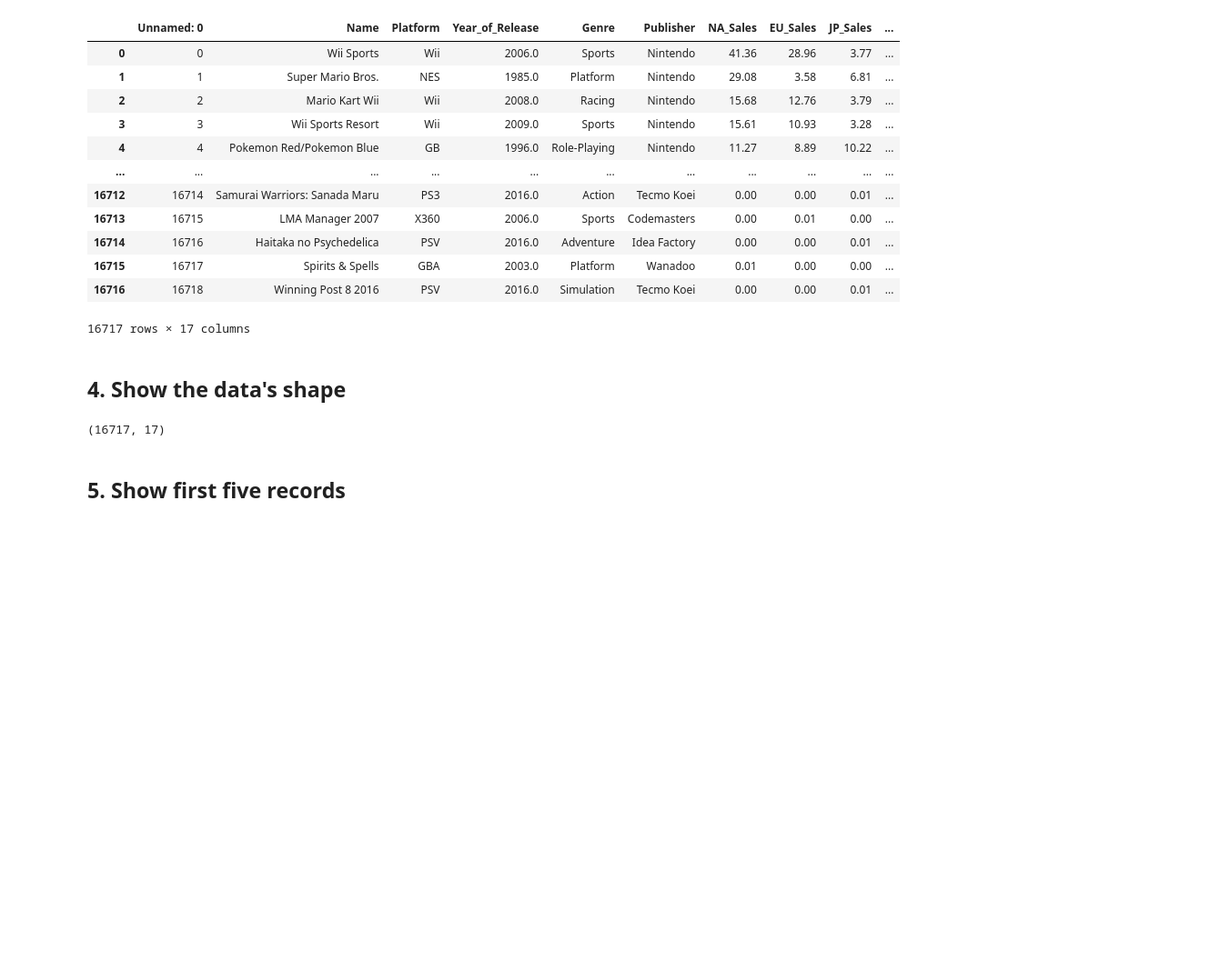
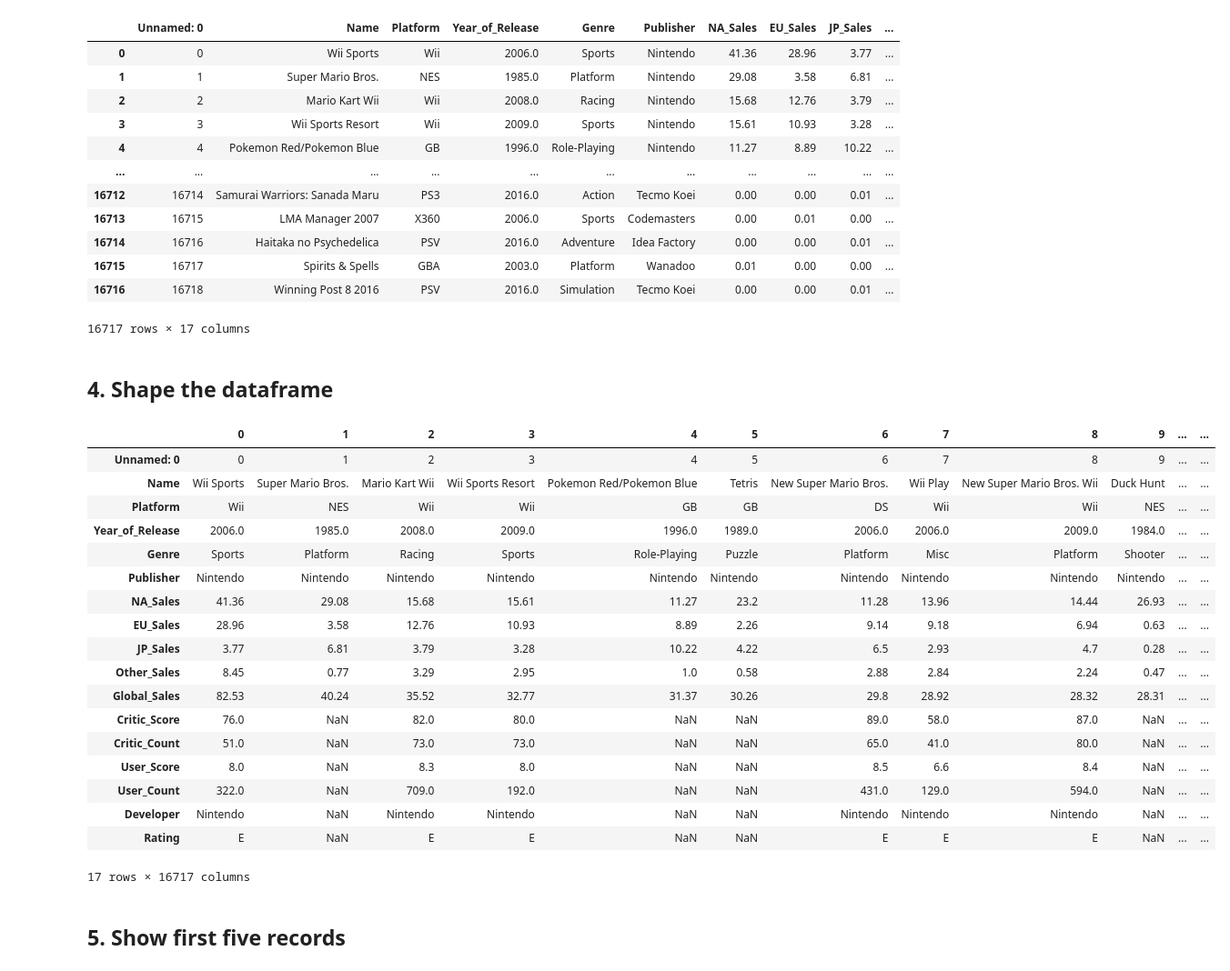
Before and after one commit to MausVII/JUMPlus, a Jupyter notebook: gamedataproject/exploration.ipynb, the cells around one changed output. Shown at 91% size. Saved outputs shown, nothing was run; the diff lists cells and outputs as text; code cells hidden in the pictures; blank space fills up the shorter version.

```diff
--- a/gamedataproject/exploration.ipynb
+++ b/gamedataproject/exploration.ipynb
@@ -27,11 +27,29 @@ df
 | 16716 | 16718 | Winning Post 8 2016 | PSV | 2016.0 | Simulation | Tecmo Koei | 0.00 | 0.00 | 0.01 | ... |
 16717 rows × 17 columns
 # %% [markdown]
-## 4. Show the data's shape
+## 4. Shape the dataframe
 # %%
-df.shape
+df.transpose()
 # %% [output]
+|  | 0 | 1 | 2 | 3 | 4 | 5 | 6 | 7 | 8 | 9 | ... | ... |
+| Unnamed: 0 | 0 | 1 | 2 | 3 | 4 | 5 | 6 | 7 | 8 | 9 | ... | ... |
+| Name | Wii Sports | Super Mario Bros. | Mario Kart Wii | Wii Sports Resort | Pokemon Red/Pokemon Blue | Tetris | New Super Mario Bros. | Wii Play | New Super Mario Bros. Wii | Duck Hunt | ... | ... |
+| Platform | Wii | NES | Wii | Wii | GB | GB | DS | Wii | Wii | NES | ... | ... |
+| Year_of_Release | 2006.0 | 1985.0 | 2008.0 | 2009.0 | 1996.0 | 1989.0 | 2006.0 | 2006.0 | 2009.0 | 1984.0 | ... | ... |
+| Genre | Sports | Platform | Racing | Sports | Role-Playing | Puzzle | Platform | Misc | Platform | Shooter | ... | ... |
+| Publisher | Nintendo | Nintendo | Nintendo | Nintendo | Nintendo | Nintendo | Nintendo | Nintendo | Nintendo | Nintendo | ... | ... |
+| NA_Sales | 41.36 | 29.08 | 15.68 | 15.61 | 11.27 | 23.2 | 11.28 | 13.96 | 14.44 | 26.93 | ... | ... |
+| EU_Sales | 28.96 | 3.58 | 12.76 | 10.93 | 8.89 | 2.26 | 9.14 | 9.18 | 6.94 | 0.63 | ... | ... |
+| JP_Sales | 3.77 | 6.81 | 3.79 | 3.28 | 10.22 | 4.22 | 6.5 | 2.93 | 4.7 | 0.28 | ... | ... |
+| Other_Sales | 8.45 | 0.77 | 3.29 | 2.95 | 1.0 | 0.58 | 2.88 | 2.84 | 2.24 | 0.47 | ... | ... |
+| Global_Sales | 82.53 | 40.24 | 35.52 | 32.77 | 31.37 | 30.26 | 29.8 | 28.92 | 28.32 | 28.31 | ... | ... |
+| Critic_Score | 76.0 | NaN | 82.0 | 80.0 | NaN | NaN | 89.0 | 58.0 | 87.0 | NaN | ... | ... |
+| Critic_Count | 51.0 | NaN | 73.0 | 73.0 | NaN | NaN | 65.0 | 41.0 | 80.0 | NaN | ... | ... |
+| User_Score | 8.0 | NaN | 8.3 | 8.0 | NaN | NaN | 8.5 | 6.6 | 8.4 | NaN | ... | ... |
+| User_Count | 322.0 | NaN | 709.0 | 192.0 | NaN | NaN | 431.0 | 129.0 | 594.0 | NaN | ... | ... |
+| Developer | Nintendo | NaN | Nintendo | Nintendo | NaN | NaN | Nintendo | Nintendo | Nintendo | NaN | ... | ... |
+| Rating | E | NaN | E | E | NaN | NaN | E | E | E | NaN | ... | ... |
-(16717, 17)
+17 rows × 16717 columns
 # %% [markdown]
 ## 5. Show first five records
 # %%
```
